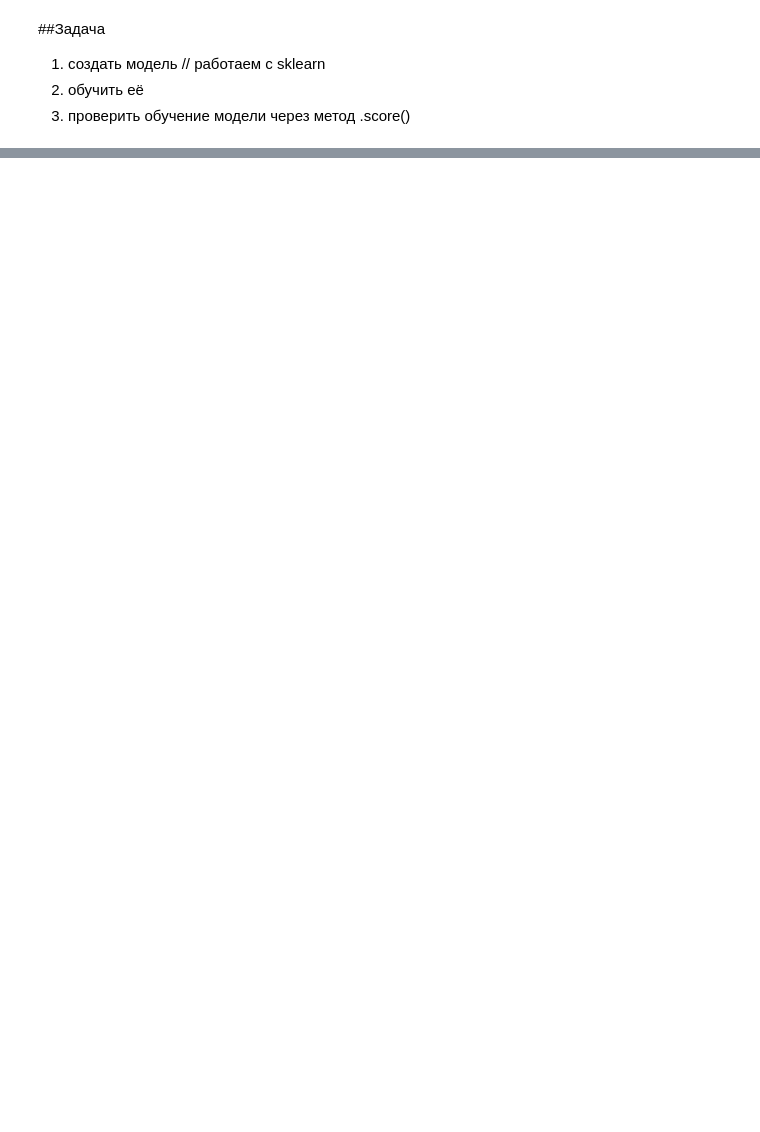
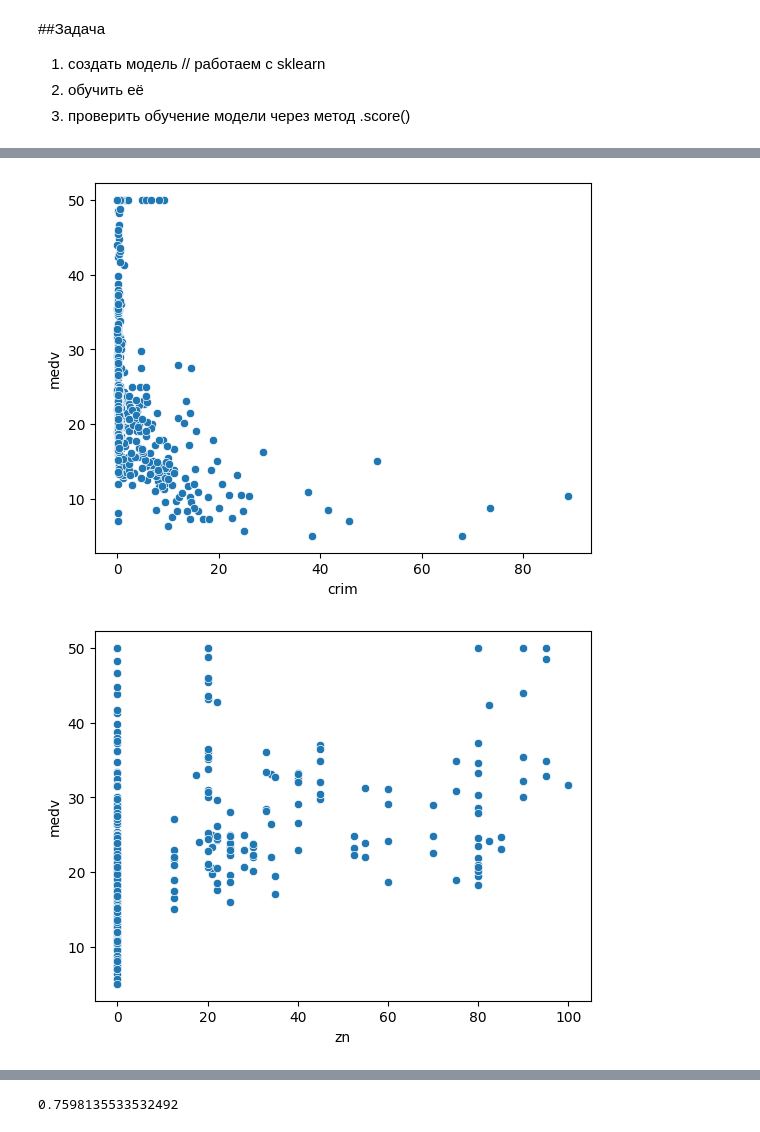
Before and after one commit to motorollainlinux/google_collab, a Jupyter notebook: Untitled0.ipynb, the cells around one changed output, grey strips where cells are left out. Cells and saved outputs as stored; diff of their text form; code cells hidden in the pictures; blank space fills up the shorter version.

```diff
--- a/Untitled0.ipynb
+++ b/Untitled0.ipynb
@@ -37,0 +19,12 @@ KeyError: ignored
+# %%
+import pandas as pd
+from sklearn.model_selection import train_test_split
+df = pd.read_csv("BostonHousing.csv")
+numerical_feature = [feature for feature in df.columns if df[feature].dtypes!="O"]
+for feature in numerical_feature:
+   if feature != 'medv':
+     sns.scatterplot(x = df[feature], y = df['medv'])
+     plt.show()
+# %% [output]
+[figure, added]
+[figure, added]
@@ -37,0 +42,18 @@ KeyError: ignored
+# %%
+import pandas as pd
+from sklearn.model_selection import train_test_split
+from sklearn.linear_model import LinearRegression
+from sklearn.preprocessing import MinMaxScaler
+
+df = pd.read_csv("BostonHousing.csv")
+scaler=MinMaxScaler()
+scaler.fit(df)
+dataset=pd.DataFrame(scaler.transform(df),columns=df.columns)
+X = df.drop('medv', axis=1)
+y = df['medv']
+X_train,X_test,y_train,y_test = train_test_split(X,y,test_size=0.1,random_state=42)
+lr=LinearRegression()
+lr.fit(X_train,y_train)
+lr.score(X_test, y_test)
+# %% [output]
+0.7598135533532492
```
Also changed, not shown: parts of 4 cells of this notebook.
